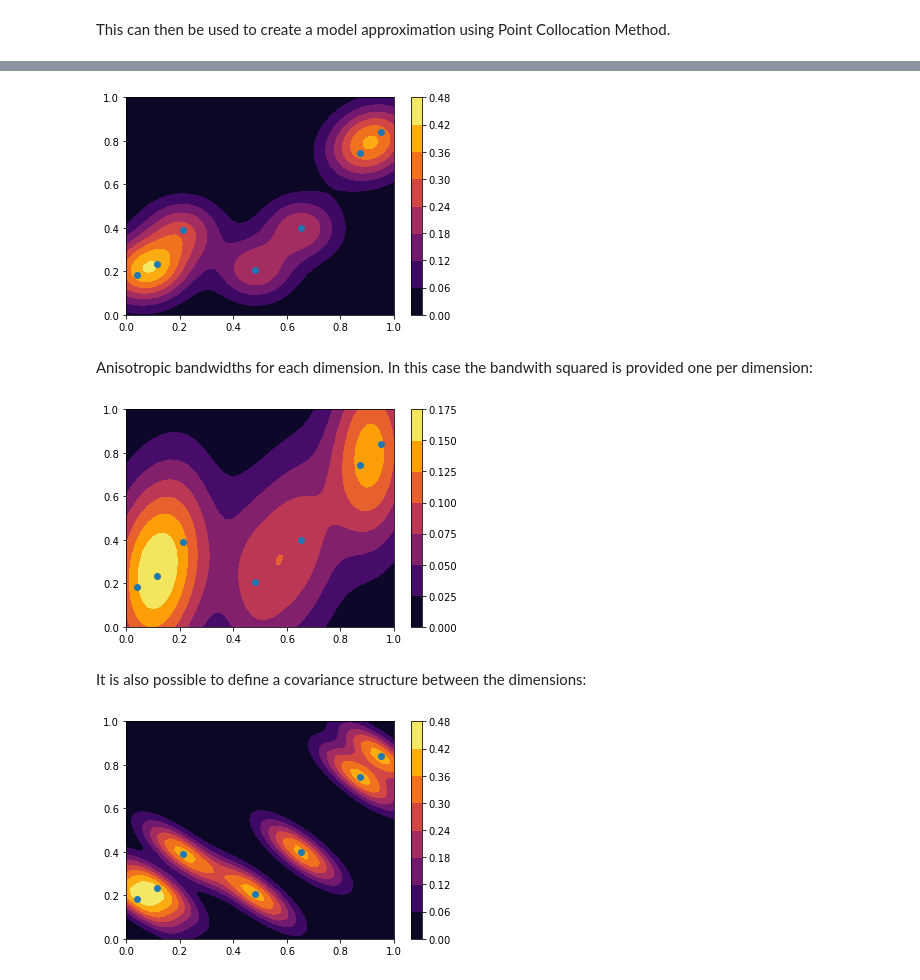
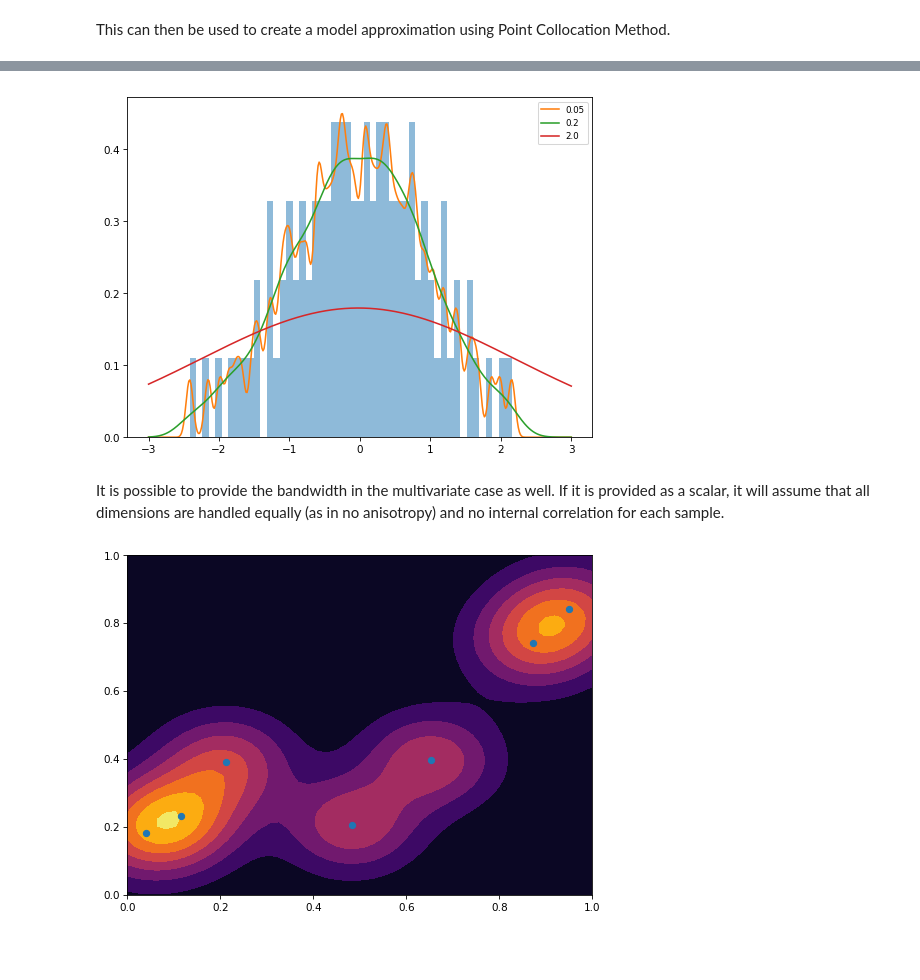
Before and after one commit to jonathf/chaospy, a Jupyter notebook: docs/tutorials/advanced/kernel_density_estimation.ipynb, the cells around one changed output, grey strips where cells are left out. Drawn from its saved outputs; the diff is of its cells as text; code cells hidden in the pictures; blank space fills up the shorter version.

```diff
--- a/docs/tutorials/advanced/kernel_density_estimation.ipynb
+++ b/docs/tutorials/advanced/kernel_density_estimation.ipynb
@@ -54,31 +65,28 @@ Smoothing is defined through an smoothing matrix, or H-matrix. It differs from t
+# %%
+samples_1d = chaospy.Normal().sample(100, rule="halton")
+
+pyplot.hist(samples_1d, bins=50, density=True, alpha=0.5)
+
+t = numpy.linspace(-3, 3, 400)
+distribution = chaospy.GaussianKDE(samples_1d, h_mat=0.05**2)
+pyplot.plot(t, distribution.pdf(t), label="0.05")
+
+distribution = chaospy.GaussianKDE(samples_1d, h_mat=0.2**2)
+pyplot.plot(t, distribution.pdf(t), label="0.2")
+
+distribution = chaospy.GaussianKDE(samples_1d, h_mat=2**2)
+pyplot.plot(t, distribution.pdf(t), label="2.0")
+
+pyplot.legend()
+pyplot.show()
+# %% [output]
+[figure, added]
+# %% [markdown]
+It is possible to provide the bandwidth in the multivariate case as well. If it is provided as a scalar, it will assume that all dimensions are handled equally (as in no anisotropy) and no internal correlation for each sample.
 # %%
-bandwidth = 0.1
-distribution = chaospy.GaussianKDE(samples, h_mat=bandwidth**2)
-pyplot.contourf(mesh[0], mesh[1], distribution.pdf(mesh))
-pyplot.colorbar()
+distribution = chaospy.GaussianKDE(samples, h_mat=0.1**2)
+pyplot.contourf(xloc, yloc, distribution.pdf([xloc, yloc]))
 pyplot.scatter(*samples)
 pyplot.show()
 # %% [output]
-[figure, old version]
+[figure, new version]
-# %% [markdown]
-Anisotropic bandwidths for each dimension. In this case the bandwith squared is provided one per dimension:
-# %%
-distribution = chaospy.GaussianKDE(samples, h_mat=[0.1**2, 0.3**2])
-pyplot.contourf(mesh[0], mesh[1], distribution.pdf(mesh))
-pyplot.colorbar()
-pyplot.scatter(*samples)
-pyplot.show()
-# %% [output]
-[figure, removed]
-# %% [markdown]
-It is also possible to define a covariance structure between the dimensions:
-# %%
-h_mat = [[0.01, -0.008], [-0.008, 0.01]]
-distribution = chaospy.GaussianKDE(samples, h_mat)
-
-pyplot.contourf(mesh[0], mesh[1], distribution.pdf(mesh))
-pyplot.colorbar()
-pyplot.scatter(*samples)
-pyplot.show()
-# %% [output]
-[figure, removed]
```
Also changed, not shown: parts of 17 cells of this notebook, 55 other files.
